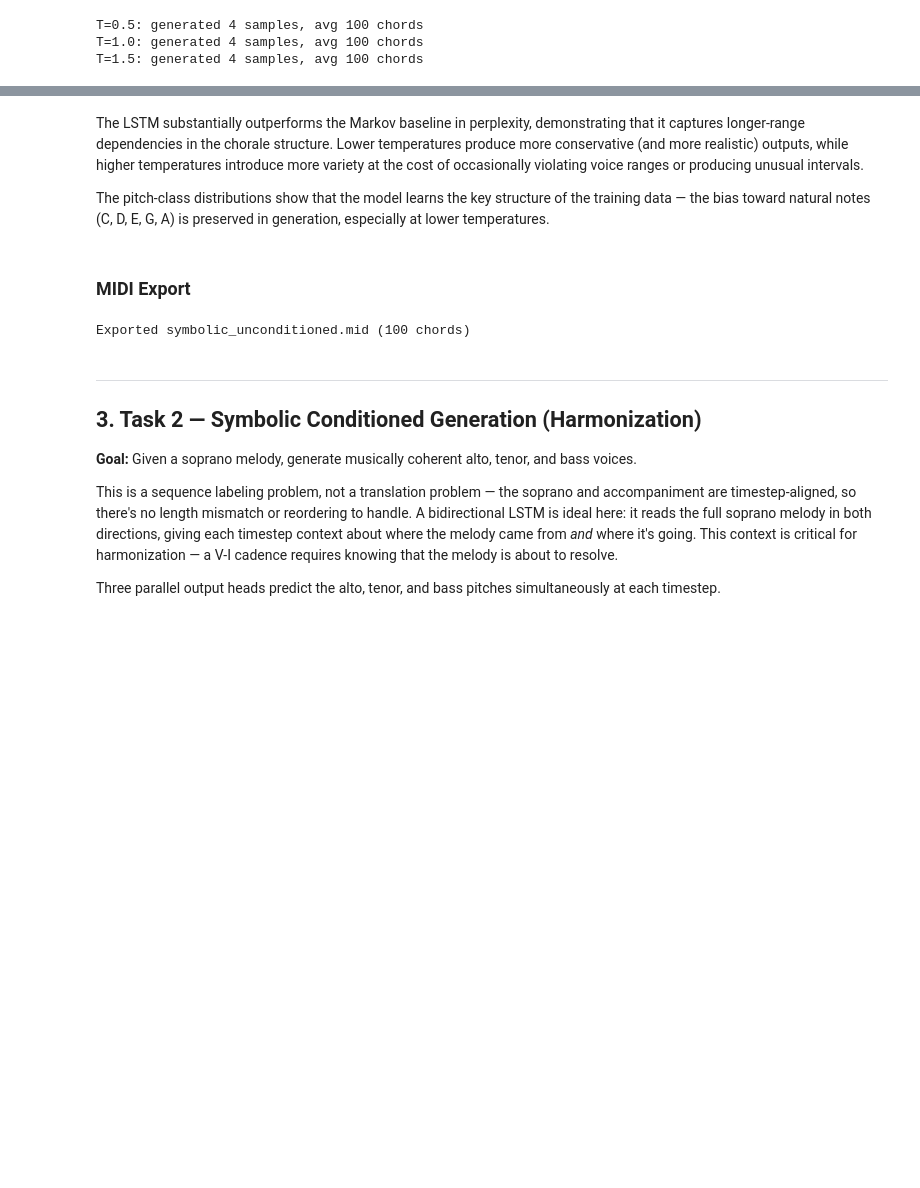
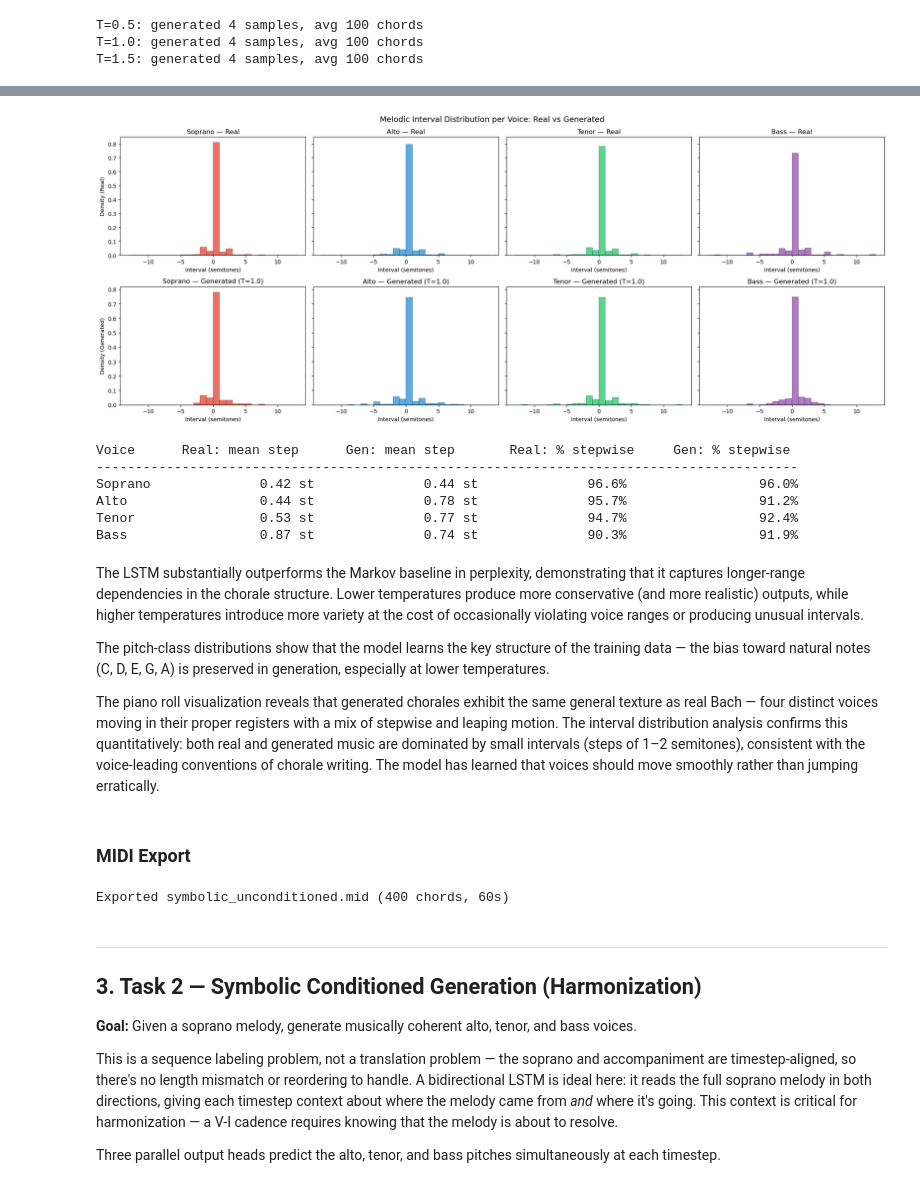
Before and after one commit to sbui056/beautiful-music, a Jupyter notebook: workbook.ipynb, the cells around one changed output, grey strips where cells are left out. Saved outputs shown, nothing was run; the diff lists cells and outputs as text; code cells hidden in the pictures; blank space fills up the shorter version.

```diff
--- a/workbook.ipynb
+++ b/workbook.ipynb
@@ -677,7 +698,63 @@ Voice range violations (notes outside standard ranges):
+# %%
+# Melodic interval distribution: real vs generated
+def get_intervals(chords, voice_idx):
+    """Get consecutive pitch intervals for a single voice."""
+    pitches = [c[voice_idx] for c in chords]
+    return [pitches[i+1] - pitches[i] for i in range(len(pitches)-1)]
+
+fig, axes = plt.subplots(2, 4, figsize=(20, 8), sharey='row')
+voice_names = ['Soprano', 'Alto', 'Tenor', 'Bass']
+colors = ['#e74c3c', '#3498db', '#2ecc71', '#9b59b6']
+
+for v, (name, color) in enumerate(zip(voice_names, colors)):
+    # Real intervals
+    real_intervals = []
+    for seq in train_chorales:
+        real_intervals.extend(get_intervals(seq, v))
+
+    # Generated intervals (T=1.0)
+    gen_intervals = []
+    for s in generated[1.0]:
+        gen_intervals.extend(get_intervals(s, v))
+
+    bins = range(-13, 14)
+    axes[0, v].hist(real_intervals, bins=bins, color=color, alpha=0.8, density=True, edgecolor='black', linewidth=0.3)
+    axes[0, v].set_title(f'{name} — Real')
+    axes[0, v].set_xlabel('Interval (semitones)')
+
+    axes[1, v].hist(gen_intervals, bins=bins, color=color, alpha=0.8, density=True, edgecolor='black', linewidth=0.3)
+    axes[1, v].set_title(f'{name} — Generated (T=1.0)')
+    axes[1, v].set_xlabel('Interval (semitones)')
+
+axes[0, 0].set_ylabel('Density (Real)')
+axes[1, 0].set_ylabel('Density (Generated)')
+plt.suptitle('Melodic Interval Distribution per Voice: Real vs Generated', fontsize=14)
+plt.tight_layout()
+plt.show()
+
+# Summary statistics
+print(f'{"Voice":<10} {"Real: mean step":<20} {"Gen: mean step":<20} {"Real: % stepwise":<20} {"Gen: % stepwise"}')
+print('-' * 90)
+for v, name in enumerate(voice_names):
+    ri = [abs(x) for seq in train_chorales for x in get_intervals(seq, v)]
+    gi = [abs(x) for s in generated[1.0] for x in get_intervals(s, v)]
+    r_step = sum(1 for x in ri if x <= 2) / len(ri) * 100
+    g_step = sum(1 for x in gi if x <= 2) / max(len(gi), 1) * 100
+    print(f'{name:<10} {np.mean(ri):>14.2f} st    {np.mean(gi):>14.2f} st    {r_step:>14.1f}%       {g_step:>14.1f}%')
+# %% [output]
+[figure, added]
+Voice      Real: mean step      Gen: mean step       Real: % stepwise     Gen: % stepwise
+------------------------------------------------------------------------------------------
+Soprano              0.42 st              0.44 st              96.6%                 96.0%
+Alto                 0.44 st              0.78 st              95.7%                 91.2%
+Tenor                0.53 st              0.77 st              94.7%                 92.4%
+Bass                 0.87 st              0.74 st              90.3%                 91.9%
 # %% [markdown]
 The LSTM substantially outperforms the Markov baseline in perplexity, demonstrating that it captures longer-range dependencies in the chorale structure. Lower temperatures produce more conservative (and more realistic) outputs, while higher temperatures introduce more variety at the cost of occasionally violating voice ranges or producing unusual intervals.
 
 The pitch-class distributions show that the model learns the key structure of the training data — the bias toward natural notes (C, D, E, G, A) is preserved in generation, especially at lower temperatures.
+
+The piano roll visualization reveals that generated chorales exhibit the same general texture as real Bach — four distinct voices moving in their proper registers with a mix of stepwise and leaping motion. The interval distribution analysis confirms this quantitatively: both real and generated music are dominated by small intervals (steps of 1–2 semitones), consistent with the voice-leading conventions of chorale writing. The model has learned that voices should move smoothly rather than jumping erratically.
 # %% [markdown]
 ### MIDI Export
 # %%
@@ -703,12 +780,13 @@ def chorales_to_midi(chords, filename, tempo=100):
     pm.write(filename)
     return filename
 
-# Export best sample (T=1.0)
-best_sample = max(generated[1.0], key=len)
+# Generate a longer sample for the MIDI export (1600 tokens ≈ 400 chords ≈ 60s)
+export_samples = [tokens_to_chords(sample_lstm(lm_model, max_len=1600, temperature=1.0)) for _ in range(8)]
+best_sample = max(export_samples, key=len)
 chorales_to_midi(best_sample, 'symbolic_unconditioned.mid')
-print(f'Exported symbolic_unconditioned.mid ({len(best_sample)} chords)')
+print(f'Exported symbolic_unconditioned.mid ({len(best_sample)} chords, {len(best_sample)*0.15:.0f}s)')
 # %% [output]
-Exported symbolic_unconditioned.mid (100 chords)
+Exported symbolic_unconditioned.mid (400 chords, 60s)
 # %% [markdown]
 ---
 
```
Also changed, not shown: parts of 20 cells of this notebook, 5 other files.
